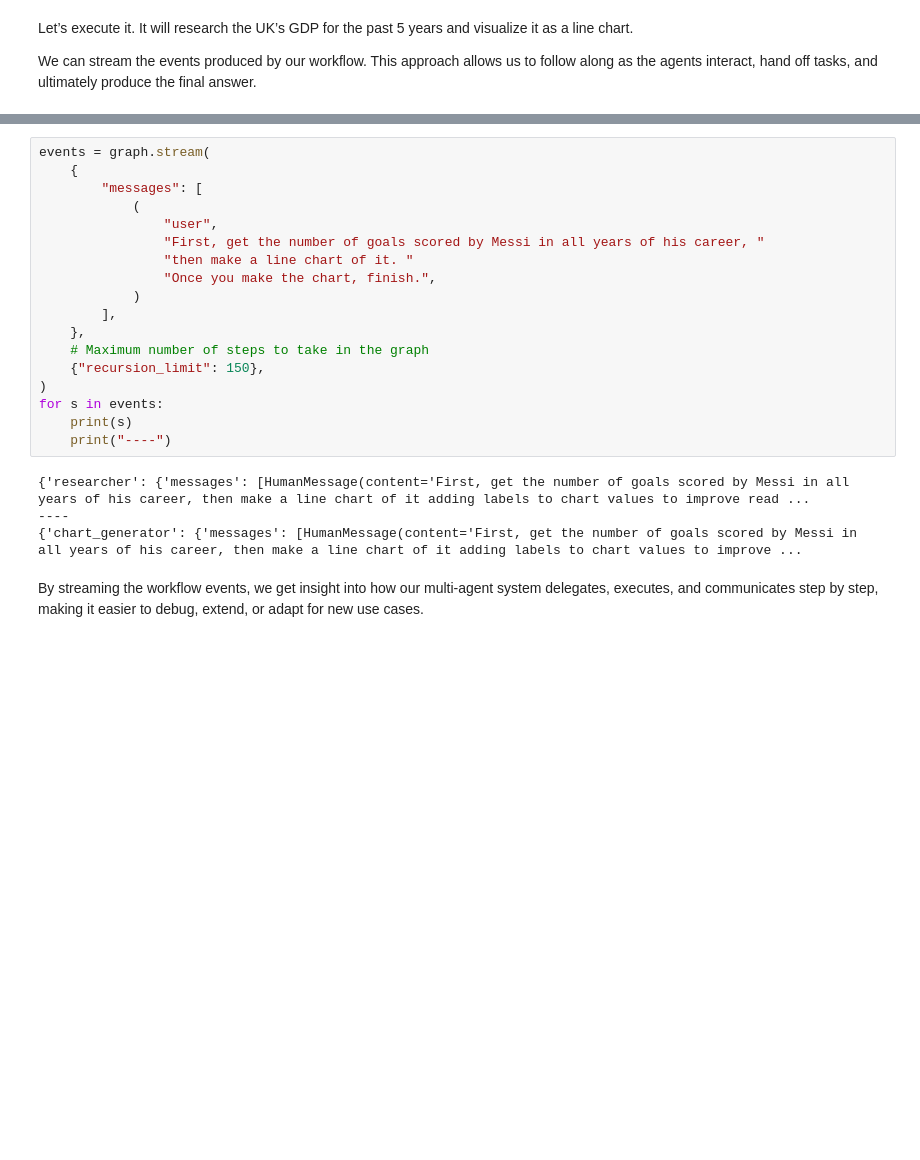
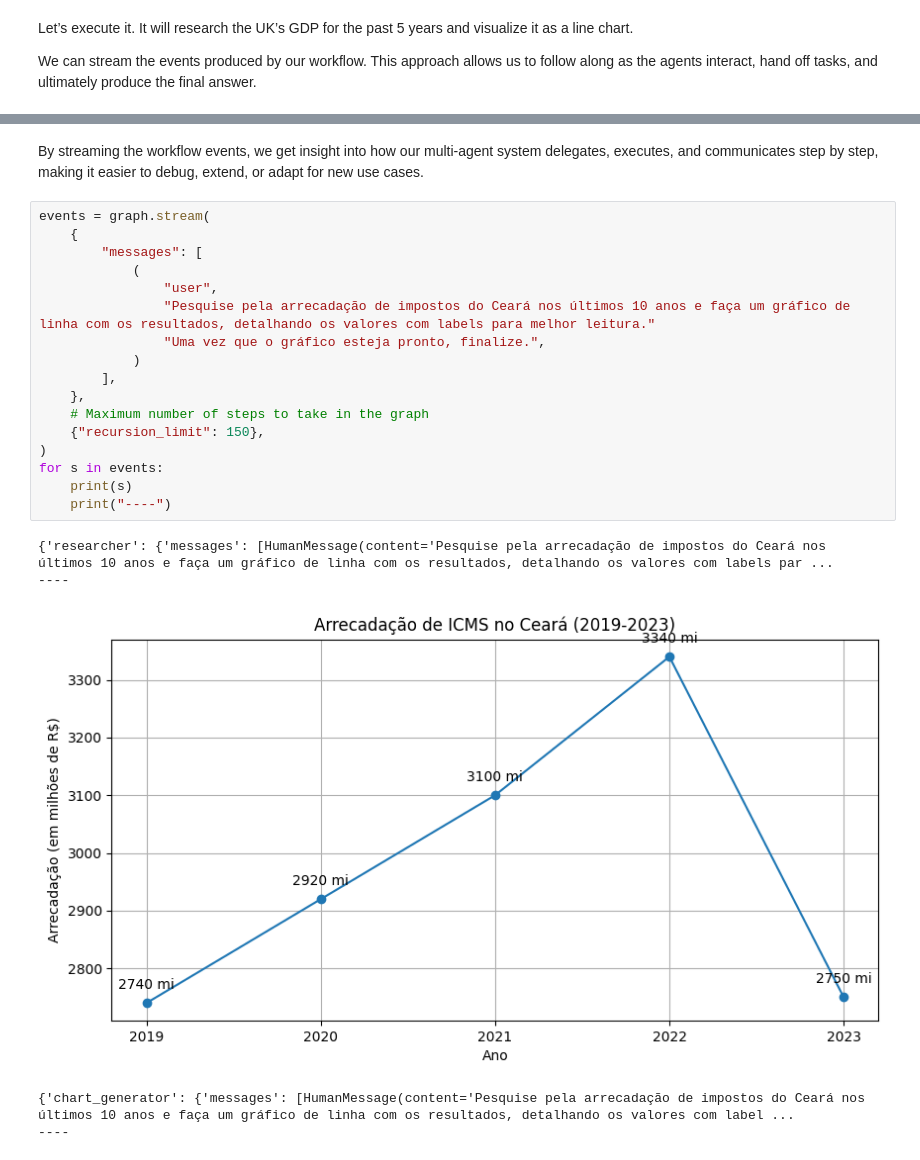
Before and after one commit to laerciogil/langgraph-exercises, a Jupyter notebook: notebooks/12-langgraph-multi-agent-collaboration.ipynb, the cells around one changed output, grey strips where cells are left out. Saved outputs shown, nothing was run; the diff lists cells and outputs as text; blank space fills up the shorter version.

```diff
--- a/notebooks/12-langgraph-multi-agent-collaboration.ipynb
+++ b/notebooks/12-langgraph-multi-agent-collaboration.ipynb
@@ -199,24 +196,25 @@ Python REPL can execute arbitrary code. Use with caution.
-# %%
-events = graph.stream(
-    {
-        "messages": [
-            (
-                "user",
-                "First, get the number of goals scored by Messi in all years of his career, "
-                "then make a line chart of it. "
-                "Once you make the chart, finish.",
-            )
-        ],
-    },
-    # Maximum number of steps to take in the graph
-    {"recursion_limit": 150},
-)
-for s in events:
-    print(s)
-    print("----")
-# %% [output]
-{'researcher': {'messages': [HumanMessage(content='First, get the number of goals scored by Messi in all years of his career, then make a line chart of it adding labels to chart values to improve read ...
-----
-{'chart_generator': {'messages': [HumanMessage(content='First, get the number of goals scored by Messi in all years of his career, then make a line chart of it adding labels to chart values to improve ...
 # %% [markdown]
 By streaming the workflow events, we get insight into how our multi-agent system delegates, executes, and communicates step by step, making it easier to debug, extend, or adapt for new use cases.
+# %%
+events = graph.stream(
+    {
+        "messages": [
+            (
+                "user",
+                "Pesquise pela arrecadação de impostos do Ceará nos últimos 10 anos e faça um gráfico de linha com os resultados, detalhando os valores com labels para melhor leitura."
+                "Uma vez que o gráfico esteja pronto, finalize.",
+            )
+        ],
+    },
+    # Maximum number of steps to take in the graph
+    {"recursion_limit": 150},
+)
+for s in events:
+    print(s)
+    print("----")
+# %% [output]
+{'researcher': {'messages': [HumanMessage(content='Pesquise pela arrecadação de impostos do Ceará nos últimos 10 anos e faça um gráfico de linha com os resultados, detalhando os valores com labels par ...
+----
+[figure, added]
+{'chart_generator': {'messages': [HumanMessage(content='Pesquise pela arrecadação de impostos do Ceará nos últimos 10 anos e faça um gráfico de linha com os resultados, detalhando os valores com label ...
+----
```
Also changed, not shown: parts of 6 cells of this notebook.
